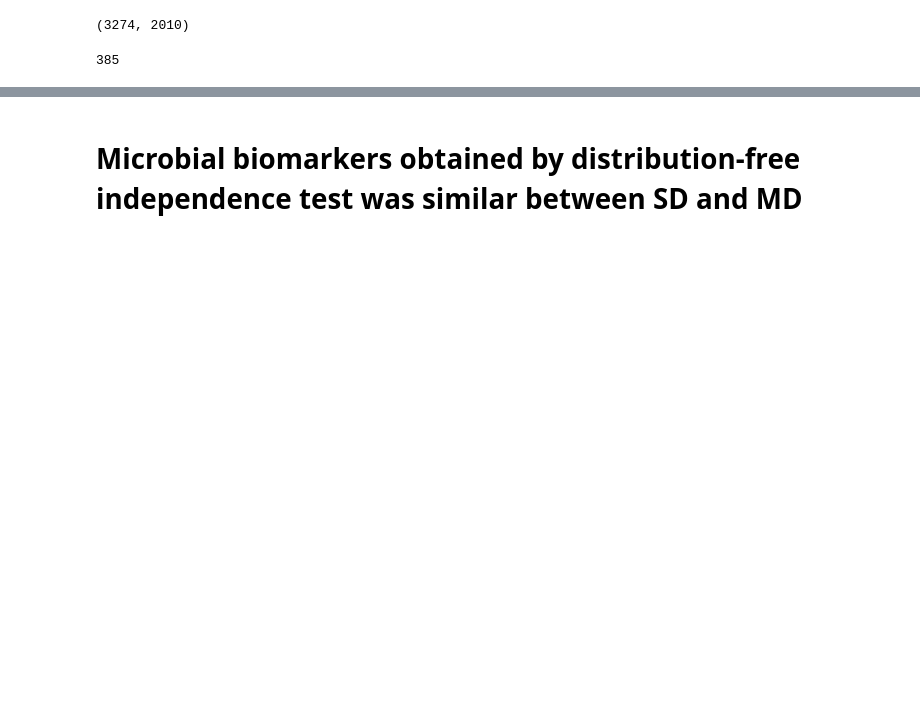
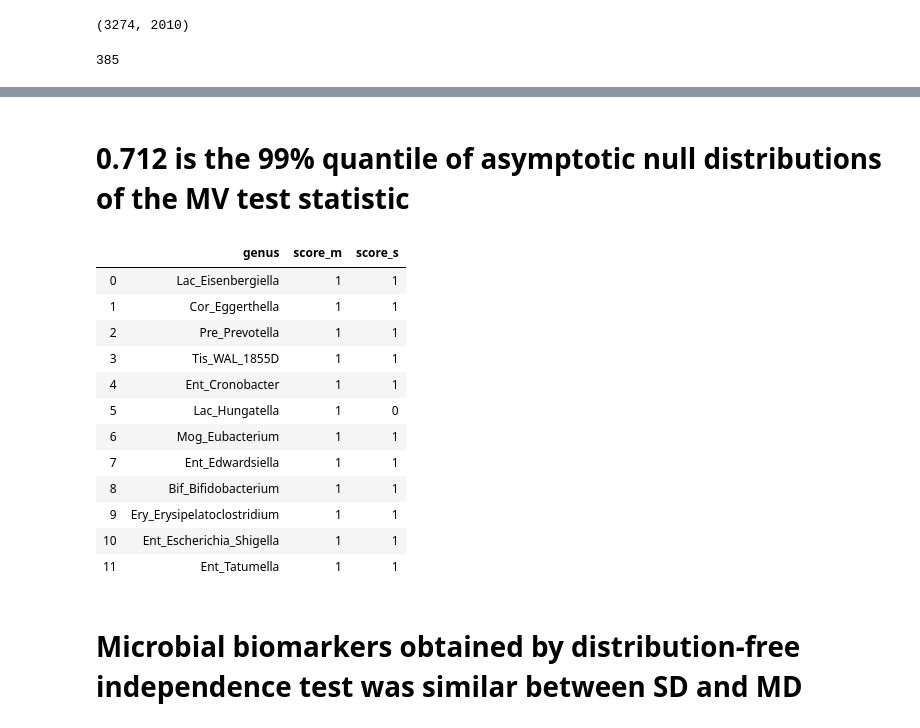
Before and after one commit to BruceQD/Microbiome-based-disease-detection, a Jupyter notebook: microbial biomarkers/Analyze on ML models for Autoimmune.ipynb, the cells around one changed output, grey strips where cells are left out. Cells and saved outputs as stored; diff of their text form; code cells hidden in the pictures; blank space fills up the shorter version.

```diff
--- a/microbial biomarkers/Analyze on ML models for Autoimmune.ipynb
+++ b/microbial biomarkers/Analyze on ML models for Autoimmune.ipynb
@@ -45,10 +45,15 @@ def genData_test(df_tmp,df_health,runID_pos,disease,randomState=0):
     df_pos['label'] = 1
     df_pos = df_pos.reset_index(drop=True)
 
-    random.seed(randomState)
-    pos_idx = random.sample(range(len(df_pos)), len(df_health))
+    if len(df_pos) > len(df_health):
+        random.seed(randomState)
+        pos_idx = random.sample(range(len(df_pos)), len(df_health))
 
-    data_Multiple = pd.concat([df_pos.loc[pos_idx,df_health.columns],df_health])
+        data_Multiple = pd.concat([df_pos.loc[pos_idx,df_health.columns],df_health])
+
+    else:
+        data_Multiple = pd.concat([df_pos[df_health.columns],df_health])
+
     data_Multiple = data_Multiple.reset_index(drop=True)
 
     return data_Multiple
@@ -130,0 +124,3 @@ data_Single_Autoimmune_s.shape
+# %%
+data_Multiple = genData_test(df_new_s,data_Single_Autoimmune[data_Single_Autoimmune['label']==0],
+                                 set(disease_sta.loc[disease_sta['which_disease']=='Multiple','SampleID']) ,disease_name)
@@ -316,7 +220,25 @@ heatMap_s
+# %% [markdown]
+# 0.712 is the 99% quantile of asymptotic null distributions of the MV test statistic
 # %%
 heatMap_s['score_m'] = heatMap_s['score_m'].apply(lambda x: 1 if x>0.712 else 0)
 # %%
 heatMap_s['score_s'] = heatMap_s['score_s'].apply(lambda x: 1 if x>0.712 else 0)
+# %%
+heatMap_s
+# %% [output]
+|  | genus | score_m | score_s |
+| 0 | Lac_Eisenbergiella | 1 | 1 |
+| 1 | Cor_Eggerthella | 1 | 1 |
+| 2 | Pre_Prevotella | 1 | 1 |
+| 3 | Tis_WAL_1855D | 1 | 1 |
+| 4 | Ent_Cronobacter | 1 | 1 |
+| 5 | Lac_Hungatella | 1 | 0 |
+| 6 | Mog_Eubacterium | 1 | 1 |
+| 7 | Ent_Edwardsiella | 1 | 1 |
+| 8 | Bif_Bifidobacterium | 1 | 1 |
+| 9 | Ery_Erysipelatoclostridium | 1 | 1 |
+| 10 | Ent_Escherichia_Shigella | 1 | 1 |
+| 11 | Ent_Tatumella | 1 | 1 |
 # %% [markdown]
 # Microbial biomarkers obtained by distribution-free independence test was similar between SD and MD
 # %%
```
Also changed, not shown: parts of 53 cells of this notebook, 4 other files.
